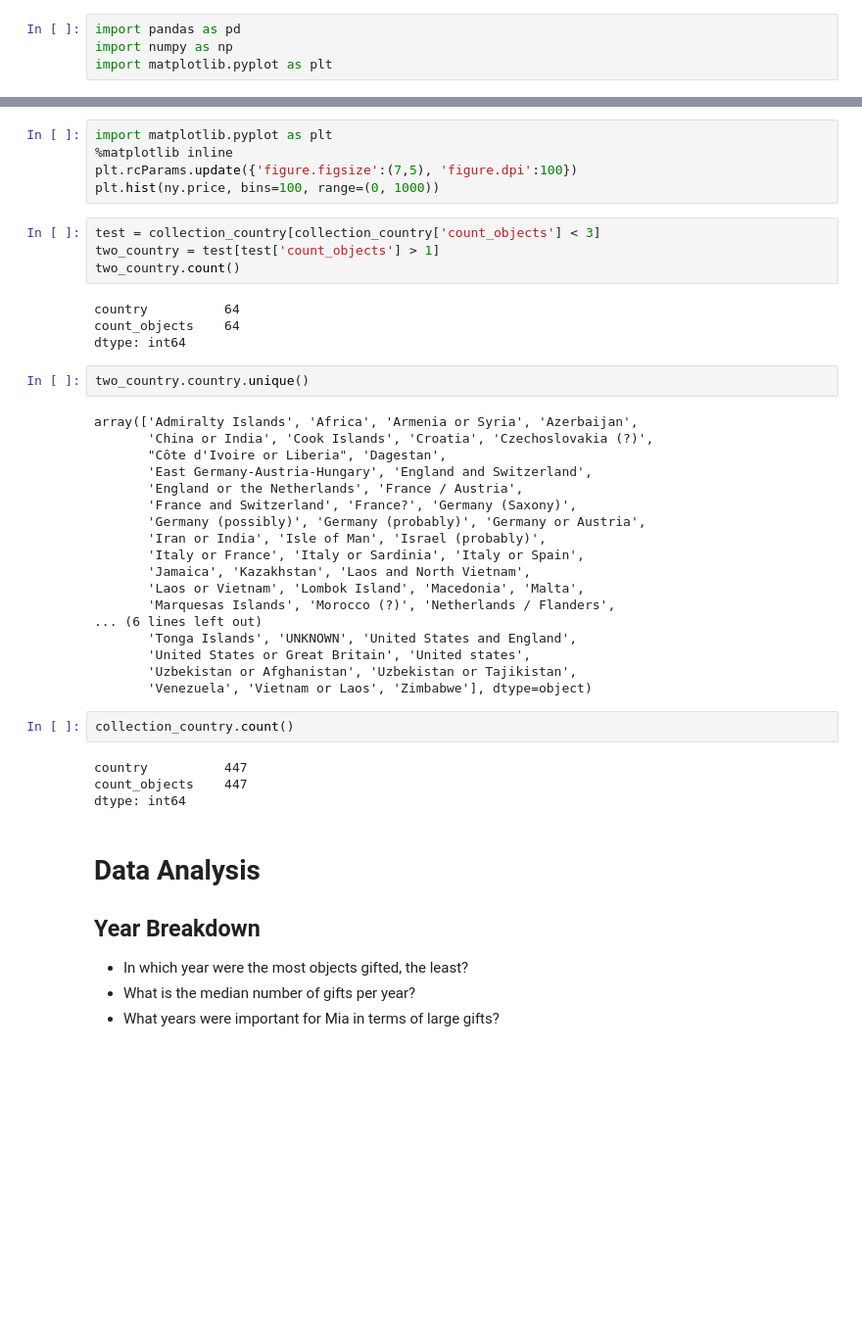
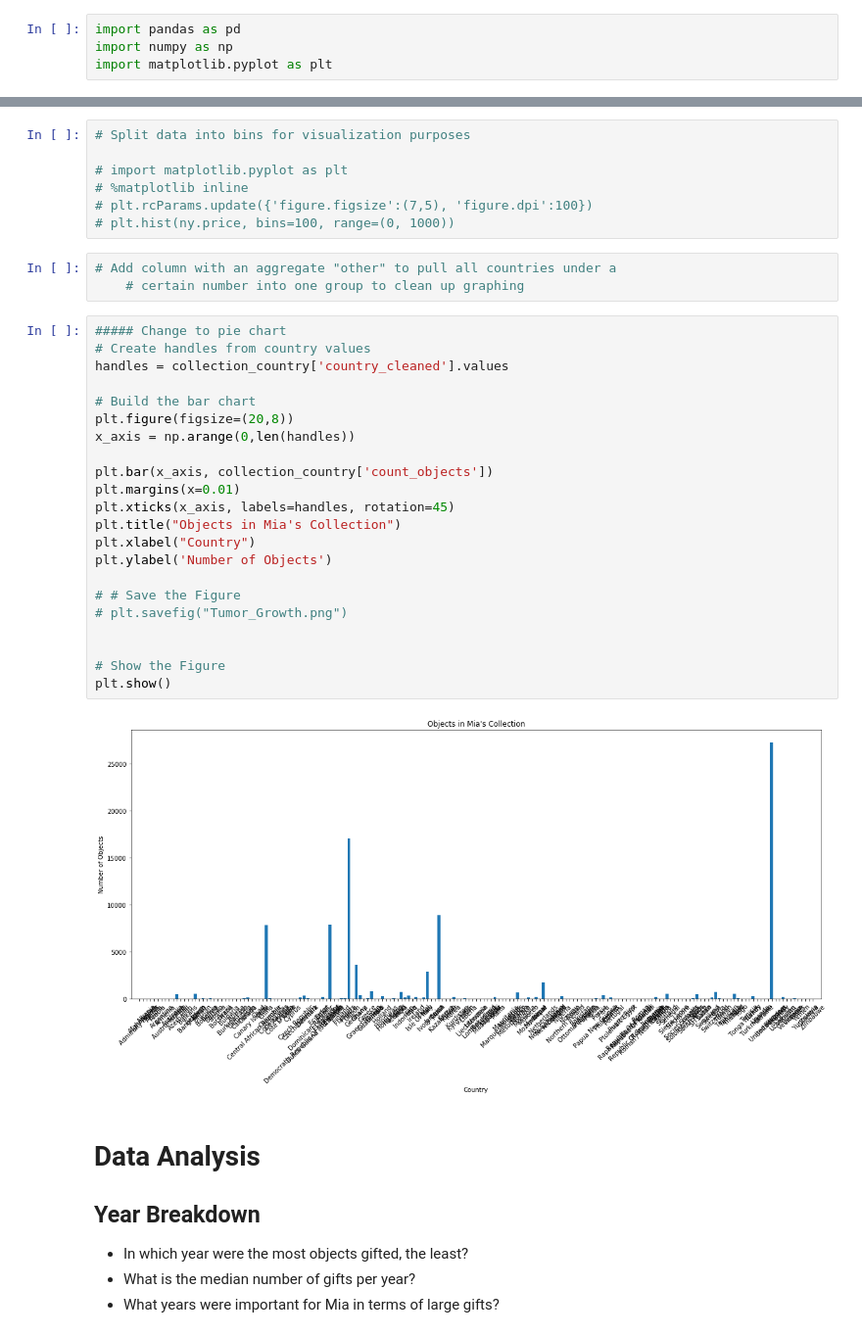
Before and after one commit to jackrapp/collection_map, a Jupyter notebook: collection_visualization.ipynb, the cells around one changed output, grey strips where cells are left out. Shown at 98% size. Drawn from its saved outputs; the diff is of its cells as text; blank space fills up the shorter version.

```diff
--- a/collection_visualization.ipynb
+++ b/collection_visualization.ipynb
@@ -48,42 +99,37 @@ Median: 2.0
 # %%
-import matplotlib.pyplot as plt
-%matplotlib inline
-plt.rcParams.update({'figure.figsize':(7,5), 'figure.dpi':100})
-plt.hist(ny.price, bins=100, range=(0, 1000))
+# Split data into bins for visualization purposes
+
+# import matplotlib.pyplot as plt
+# %matplotlib inline
+# plt.rcParams.update({'figure.figsize':(7,5), 'figure.dpi':100})
+# plt.hist(ny.price, bins=100, range=(0, 1000))
-# %%
-test = collection_country[collection_country['count_objects'] < 3]
-two_country = test[test['count_objects'] > 1]
-two_country.count()
-# %% [output]
-country          64
-count_objects    64
-dtype: int64
-# %%
-two_country.country.unique()
-# %% [output]
-array(['Admiralty Islands', 'Africa', 'Armenia or Syria', 'Azerbaijan',
-       'China or India', 'Cook Islands', 'Croatia', 'Czechoslovakia (?)',
-       "Côte d'Ivoire or Liberia", 'Dagestan',
-       'East Germany-Austria-Hungary', 'England and Switzerland',
-       'England or the Netherlands', 'France / Austria',
-       'France and Switzerland', 'France?', 'Germany (Saxony)',
-       'Germany (possibly)', 'Germany (probably)', 'Germany or Austria',
-       'Iran or India', 'Isle of Man', 'Israel (probably)',
-       'Italy or France', 'Italy or Sardinia', 'Italy or Spain',
-       'Jamaica', 'Kazakhstan', 'Laos and North Vietnam',
-       'Laos or Vietnam', 'Lombok Island', 'Macedonia', 'Malta',
-       'Marquesas Islands', 'Morocco (?)', 'Netherlands / Flanders',
-... (6 lines left out)
-       'Tonga Islands', 'UNKNOWN', 'United States and England',
-       'United States or Great Britain', 'United states',
-       'Uzbekistan or Afghanistan', 'Uzbekistan or Tajikistan',
-       'Venezuela', 'Vietnam or Laos', 'Zimbabwe'], dtype=object)
-# %%
-collection_country.count()
-# %% [output]
-country          447
-count_objects    447
-dtype: int64
+# %%
+# Add column with an aggregate "other" to pull all countries under a
+    # certain number into one group to clean up graphing
+# %%
+##### Change to pie chart
+# Create handles from country values
+handles = collection_country['country_cleaned'].values
+
+# Build the bar chart
+plt.figure(figsize=(20,8))
+x_axis = np.arange(0,len(handles))
+
+plt.bar(x_axis, collection_country['count_objects'])
+plt.margins(x=0.01)
+plt.xticks(x_axis, labels=handles, rotation=45)
+plt.title("Objects in Mia's Collection")
+plt.xlabel("Country")
+plt.ylabel('Number of Objects')
+
+# # Save the Figure
+# plt.savefig("Tumor_Growth.png")
+
+
+# Show the Figure
+plt.show()
+# %% [output]
+[figure, added]
 # %% [markdown]
 # Data Analysis
 
```
Also changed, not shown: parts of 21 cells of this notebook, 2 other files.
